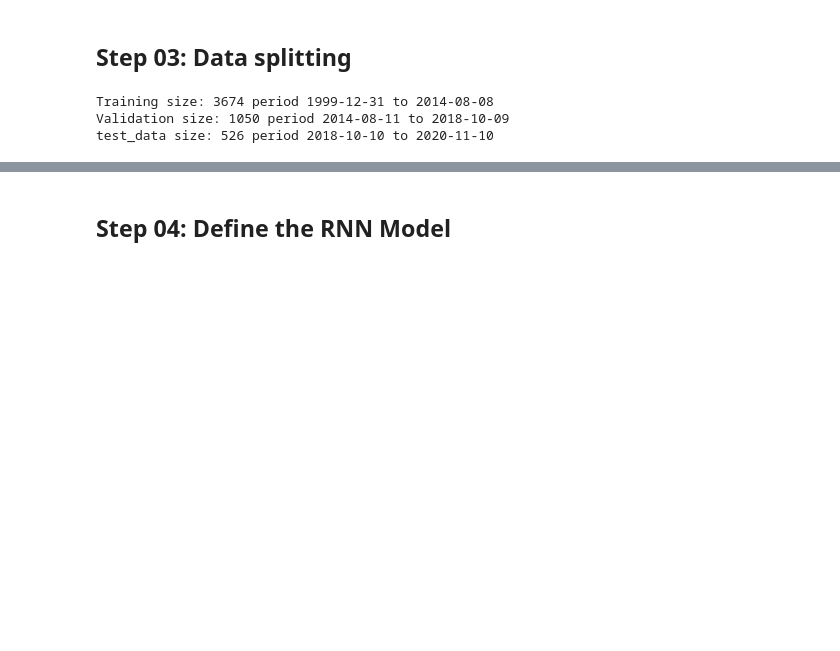
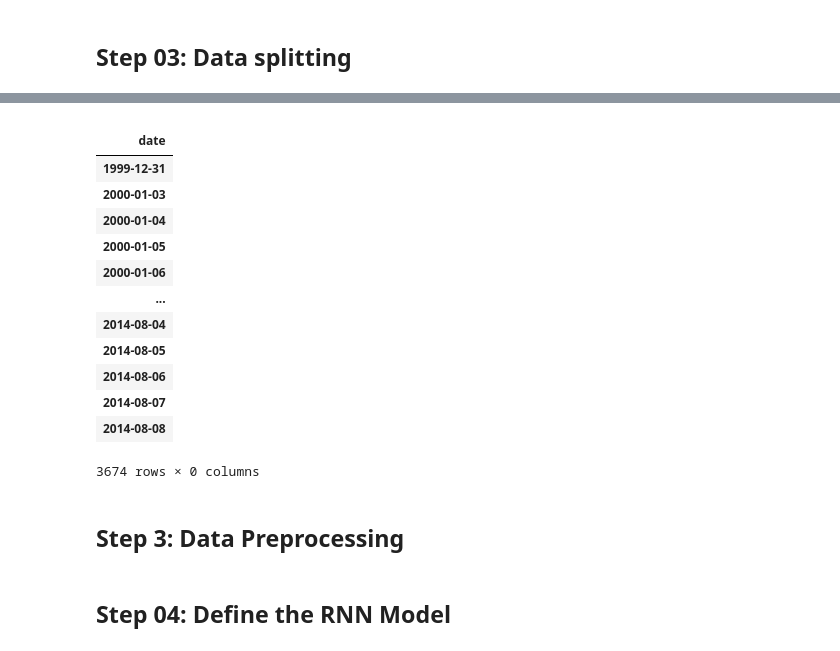
Before and after one commit to possakorn/UoA_DL_2023_3_PK, a Jupyter notebook: assignment03/Assignment03_v0.0.2.ipynb, the cells around one changed output, grey strips where cells are left out. Saved outputs shown, nothing was run; the diff lists cells and outputs as text; code cells hidden in the pictures; blank space fills up the shorter version.

```diff
--- a/assignment03/Assignment03_v0.0.2.ipynb
+++ b/assignment03/Assignment03_v0.0.2.ipynb
@@ -196,16 +196,42 @@ array([[0.00437381],
 # %% [markdown]
 ## Step 03: Data splitting
-# %%
-# splitting criteria training 70%, validation 20% and testing 10%
-train_size = int(len(df_scaled) * 0.7)
-valid_size = int(len(df_scaled) * 0.2)
-
-train_data = df_scaled[:train_size]
-valid_data = df_scaled[train_size:train_size + valid_size]
-test_data = df_scaled[train_size + valid_size:]
-
-print(f"Training size: {len(train_data)} period {df.date[0]} to {df.date[train_size-1]} \nValidation size: {len(valid_data)} period {df.date[train_size]} to {df.date[train_size + valid_size-1]}\ntest_data size: {len(test_data)} period {df.date[train_size + valid_size]} to {df.date[len(df_scaled)-1]}")
-# %% [output]
-Training size: 3674 period 1999-12-31 to 2014-08-08
-Validation size: 1050 period 2014-08-11 to 2018-10-09
-test_data size: 526 period 2018-10-10 to 2020-11-10
+# %%
+# splitting criteria training 70%, validation 20% and testing 10%
+
+def feature_label_split(df, target_col):
+    y = df[[target_col]]
+    X = df.drop(columns=[target_col])
+    return X, y
+
+def split_data(df, target_col):
+    train_size = int(len(df) * 0.7)
+    valid_size = int(len(df) * 0.2)
+
+    # split for train / valid / test
+    train_data = df[:train_size]
+    valid_data = df[train_size:train_size + valid_size]
+    test_data = df[train_size + valid_size:]
+
+    print(f"Training size: {len(train_data)} period {train_data.index[0]} to {train_data.index[len(train_data)-1]} \nValidation size: {len(valid_data)} period {valid_data.index[0]} to {valid_data.index[len(valid_data)-1]}\ntest_data size: {len(test_data)} period {test_data.index[0]} to {test_data.index[len(test_data)-1]}")
+
+    x_train, y_train = feature_label_split(train_data, target_col)
+    x_valid, y_valid = feature_label_split(valid_data, target_col)
+    x_test, y_test = feature_label_split(test_data, target_col)
+
+    # return train_data,valid_data, test_data
+    return x_train, y_train, x_valid, y_valid, x_test, y_test
+
+
+# train_size = int(len(df) * 0.7)
+# valid_size = int(len(df) * 0.2)
+
+# train_data = df[:train_size]
+# valid_data = df[train_size:train_size + valid_size]
+# test_data = df[train_size + valid_size:]
+
+# print(f"Training size: {len(train_data)} period {train_data.index[0]} to {train_data.index[len(train_data)-1]} \nValidation size: {len(valid_data)} period {valid_data.index[0]} to {valid_data.index[len(valid_data)-1]}\ntest_data size: {len(test_data)} period {test_data.index[0]} to {test_data.index[len(test_data)-1]}")
+
+X_train, y_train, X_val, y_val, X_test, y_test = split_data(df, 'value')
+
+X_train
+# %% [output]
@@ -211,0 +241,16 @@ test_data size: 526 period 2018-10-10 to 2020-11-10
+|  |
+| date |
+| 1999-12-31 |
+| 2000-01-03 |
+| 2000-01-04 |
+| 2000-01-05 |
+| 2000-01-06 |
+| ... |
+| 2014-08-04 |
+| 2014-08-05 |
+| 2014-08-06 |
+| 2014-08-07 |
+| 2014-08-08 |
+3674 rows × 0 columns
+# %% [markdown]
+## Step 3: Data Preprocessing
```
Also changed, not shown: parts of 18 cells of this notebook.
